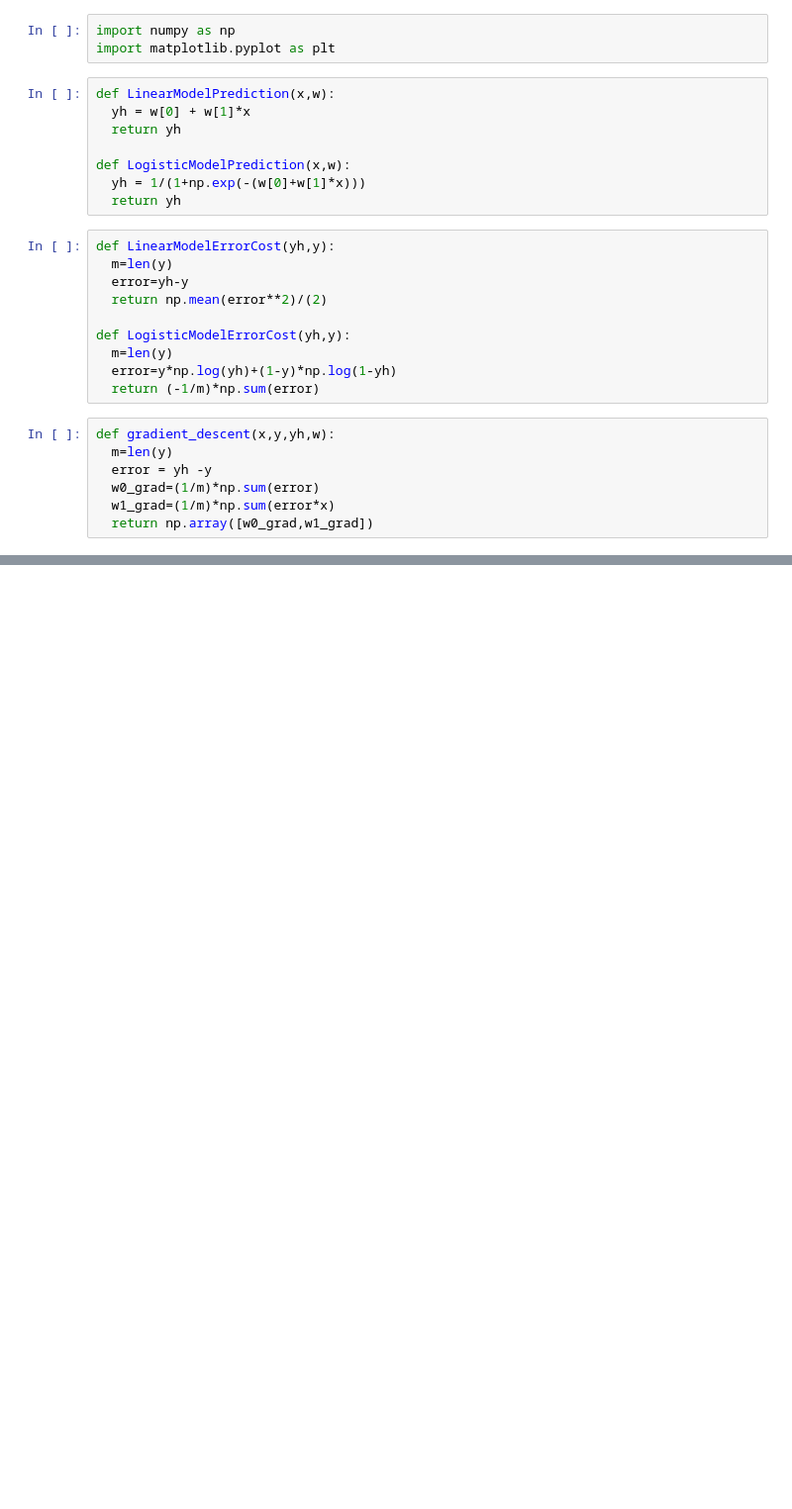
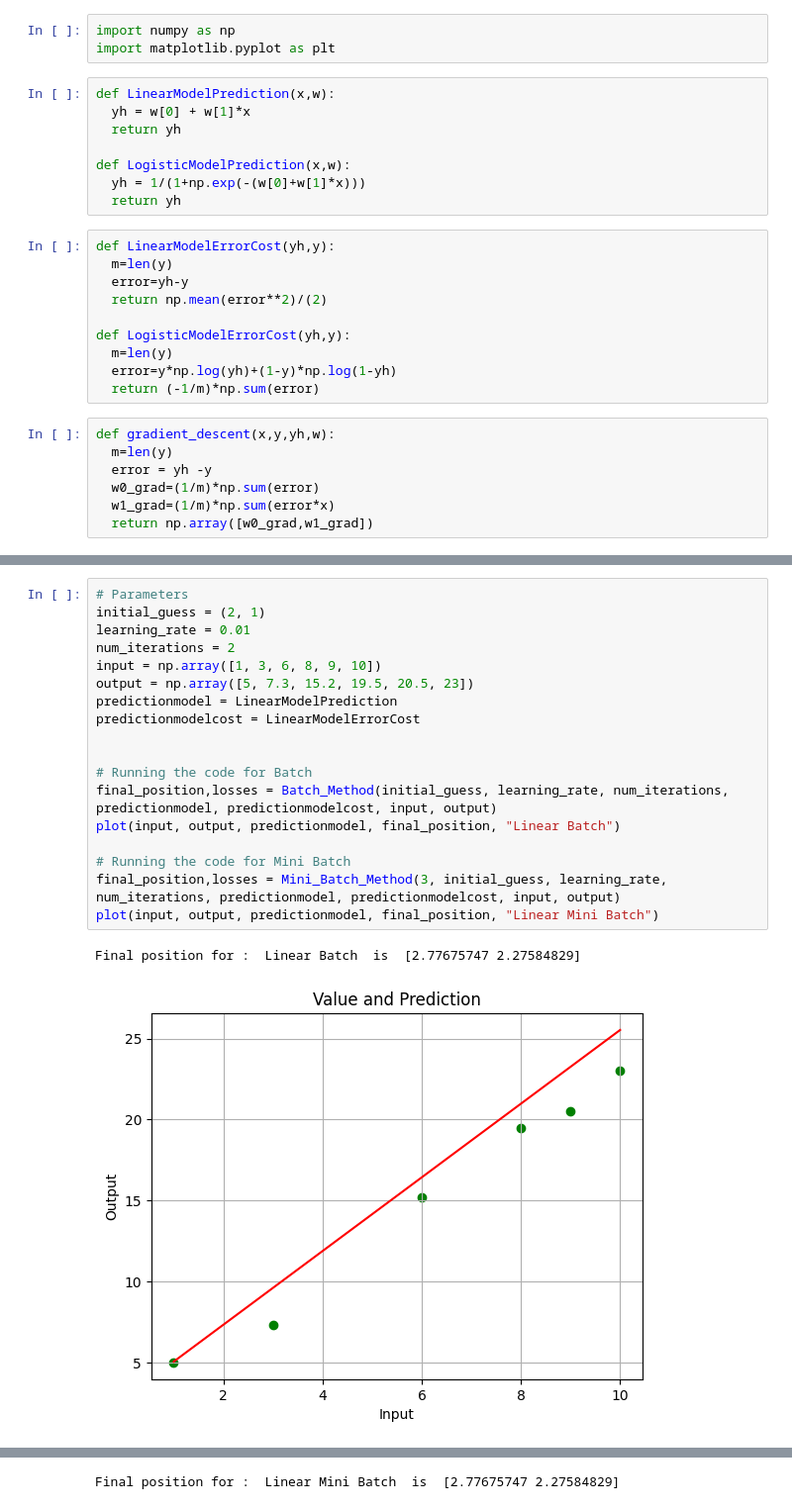
Before and after one commit to manoj-mathivanan/pythonML, a Jupyter notebook: Manoj_Assignment17_Linear_Logistic.ipynb, the cells around one changed output, grey strips where cells are left out. Shown at 99% size. Saved outputs shown, nothing was run; the diff lists cells and outputs as text; blank space fills up the shorter version.

```diff
--- a/Manoj_Assignment17_Linear_Logistic.ipynb
+++ b/Manoj_Assignment17_Linear_Logistic.ipynb
@@ -110,0 +72,21 @@ Final position: [2.20308071 2.08624591]
+# %%
+# Parameters
+initial_guess = (2, 1)
+learning_rate = 0.01
+num_iterations = 2
+input = np.array([1, 3, 6, 8, 9, 10])
+output = np.array([5, 7.3, 15.2, 19.5, 20.5, 23])
+predictionmodel = LinearModelPrediction
+predictionmodelcost = LinearModelErrorCost
+
+
+# Running the code for Batch
+final_position,losses = Batch_Method(initial_guess, learning_rate, num_iterations, predictionmodel, predictionmodelcost, input, output)
+plot(input, output, predictionmodel, final_position, "Linear Batch")
+
+# Running the code for Mini Batch
+final_position,losses = Mini_Batch_Method(3, initial_guess, learning_rate, num_iterations, predictionmodel, predictionmodelcost, input, output)
+plot(input, output, predictionmodel, final_position, "Linear Mini Batch")
+# %% [output]
+Final position for :  Linear Batch  is  [2.77675747 2.27584829]
+[figure, added]
@@ -110,0 +94 @@ Final position: [2.20308071 2.08624591]
+Final position for :  Linear Mini Batch  is  [2.77675747 2.27584829]
```
Also changed, not shown: parts of 4 cells of this notebook.
